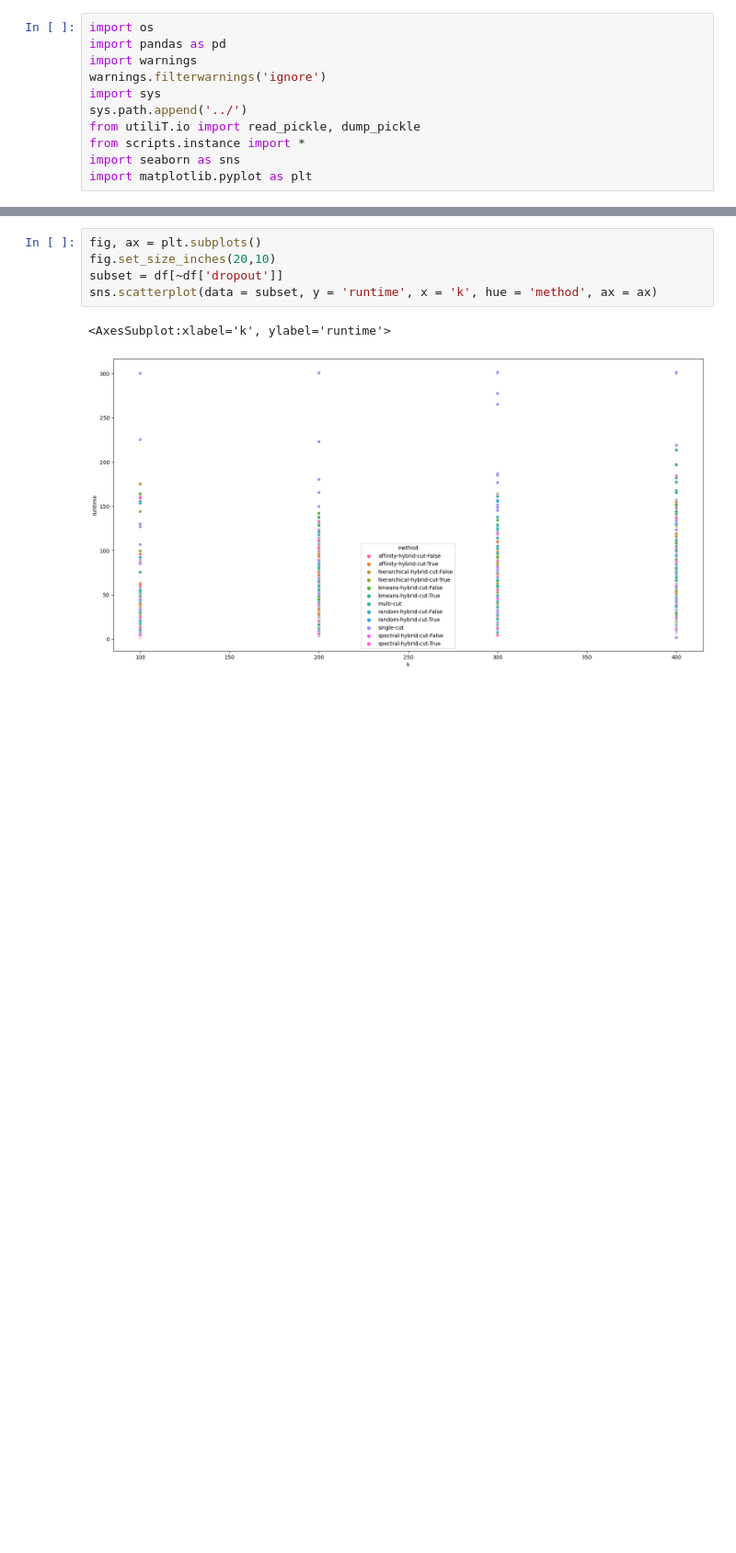
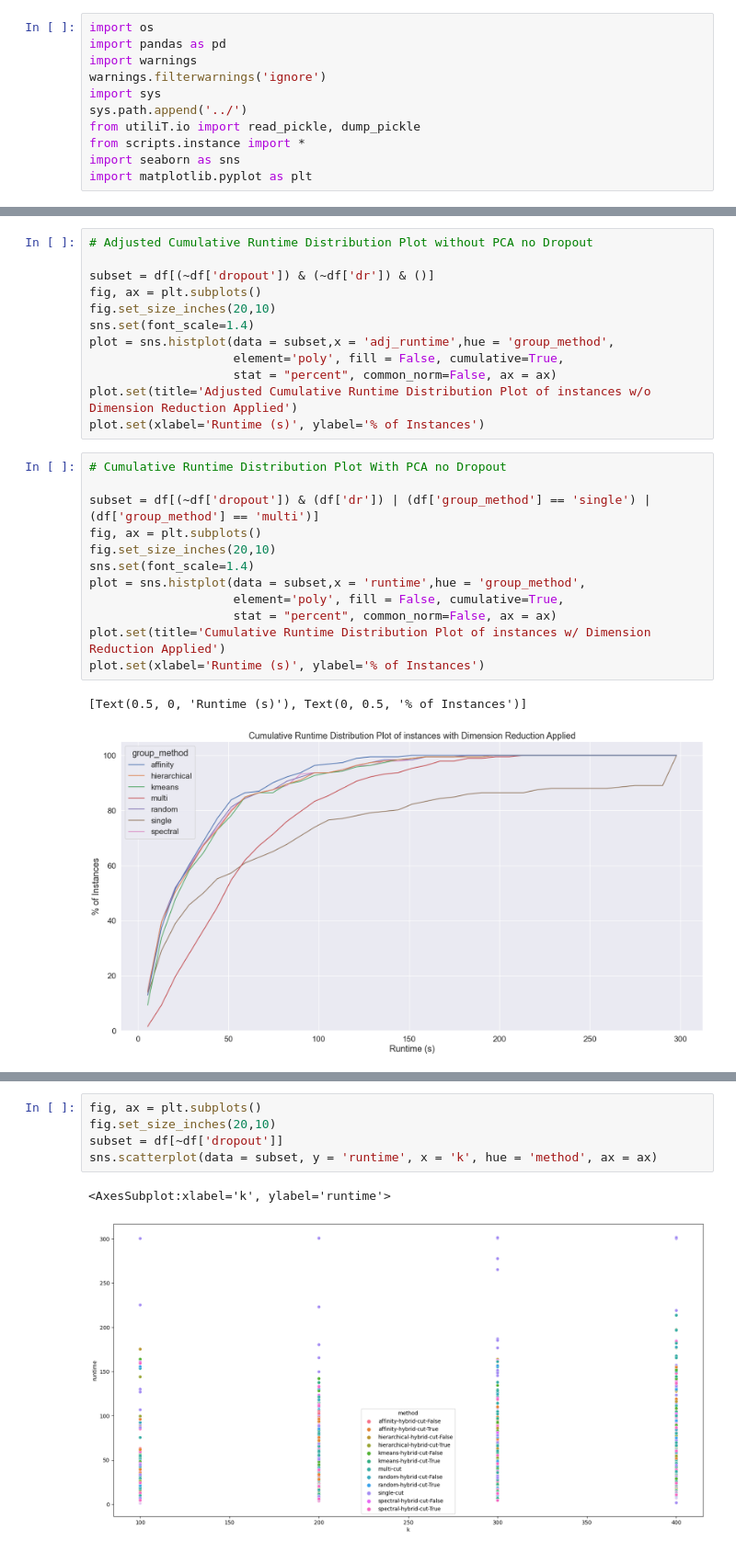
Before and after one commit to upadhyan/Clustering-in-Benders, a Jupyter notebook: notebooks/data_analysis.ipynb, the cells around one changed output, grey strips where cells are left out. Shown at 92% size. Cells and saved outputs as stored; diff of their text form; blank space fills up the shorter version.

```diff
--- a/notebooks/data_analysis.ipynb
+++ b/notebooks/data_analysis.ipynb
@@ -23,0 +71,27 @@ else:
+# %%
+# Adjusted Cumulative Runtime Distribution Plot without PCA no Dropout
+
+subset = df[(~df['dropout']) & (~df['dr']) & ()]
+fig, ax = plt.subplots()
+fig.set_size_inches(20,10)
+sns.set(font_scale=1.4)
+plot = sns.histplot(data = subset,x = 'adj_runtime',hue = 'group_method',
+                    element='poly', fill = False, cumulative=True,
+                    stat = "percent", common_norm=False, ax = ax)
+plot.set(title='Adjusted Cumulative Runtime Distribution Plot of instances w/o Dimension Reduction Applied')
+plot.set(xlabel='Runtime (s)', ylabel='% of Instances')
+# %%
+# Cumulative Runtime Distribution Plot With PCA no Dropout
+
+subset = df[(~df['dropout']) & (df['dr']) | (df['group_method'] == 'single') | (df['group_method'] == 'multi')]
+fig, ax = plt.subplots()
+fig.set_size_inches(20,10)
+sns.set(font_scale=1.4)
+plot = sns.histplot(data = subset,x = 'runtime',hue = 'group_method',
+                    element='poly', fill = False, cumulative=True,
+                    stat = "percent", common_norm=False, ax = ax)
+plot.set(title='Cumulative Runtime Distribution Plot of instances w/ Dimension Reduction Applied')
+plot.set(xlabel='Runtime (s)', ylabel='% of Instances')
+# %% [output]
+[Text(0.5, 0, 'Runtime (s)'), Text(0, 0.5, '% of Instances')]
+[figure, added]
```
Also changed, not shown: parts of 7 cells of this notebook, 4 other files.
